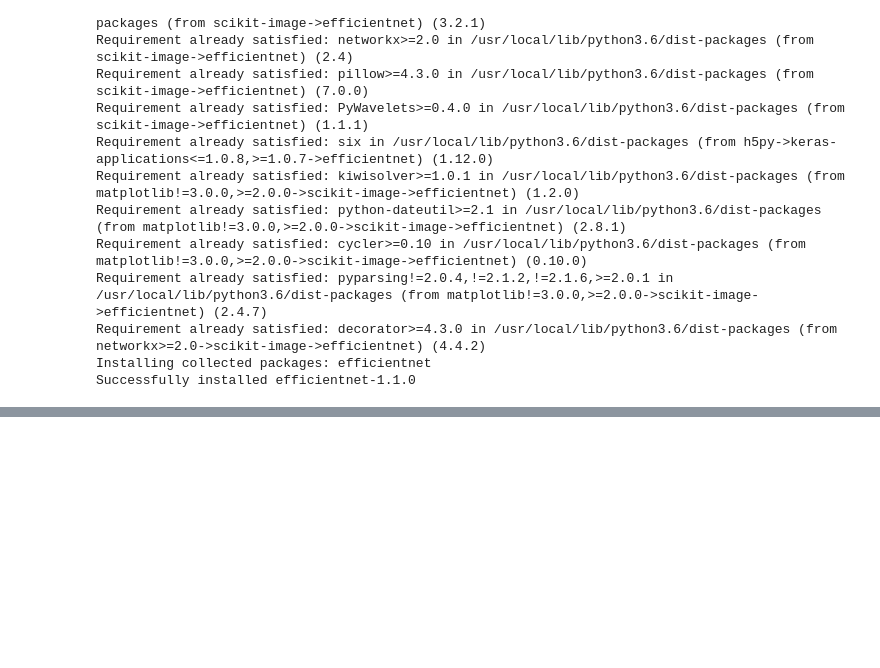
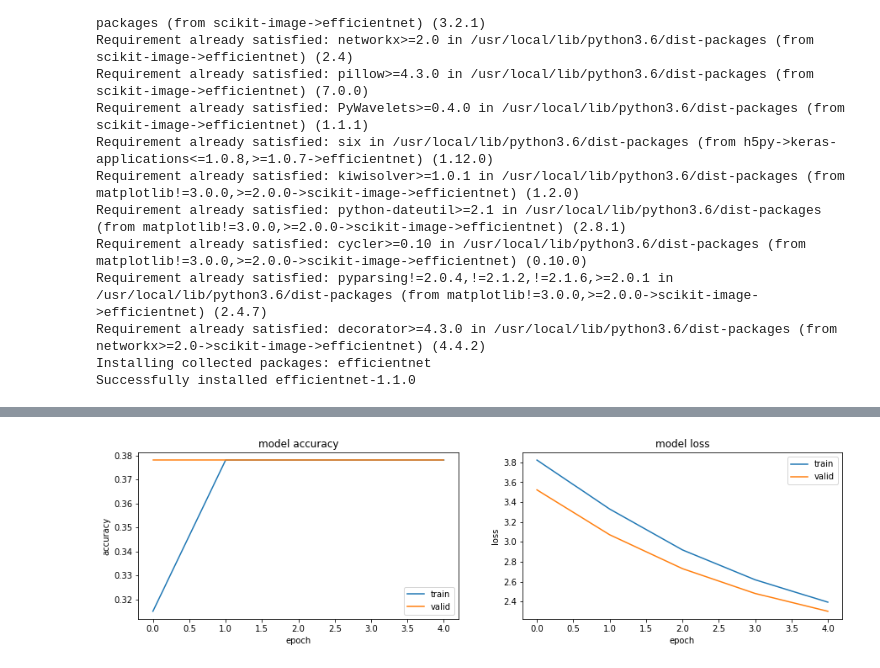
Before and after one commit to SarthakGarg19/OTOMYCOSIS, a Jupyter notebook: EfficientNet_Otology.ipynb, the cells around one changed output, grey strips where cells are left out. Drawn from its saved outputs; the diff is of its cells as text; code cells hidden in the pictures; blank space fills up the shorter version.

```diff
--- a/EfficientNet_Otology.ipynb
+++ b/EfficientNet_Otology.ipynb
@@ -53,7 +53,7 @@ train_generator = data_generator.flow_from_directory(
         class_mode='categorical')
 
 validation_generator = data_generator.flow_from_directory(
-        '/content/drive/My Drive/ColabNotebooks/TM imagesCNN',
+        '/content/drive/My Drive/ColabNotebooks/test',
         target_size=(image_size, image_size),
         batch_size=32,
         class_mode='categorical')
@@ -102,4 +102,4 @@ model.add(Dense(25, activation = 'softmax',kernel_regularizer=regularizers.l2(0.
 model.add(Dense(6, activation = 'softmax',kernel_regularizer=regularizers.l2(0.01))), Dropout(0.1)
 
 # Say not to train first layer (ResNet) model as it is already trained
-model.layers[0].trainable = True
+model.layers[0].trainable = False
@@ -148,20 +153,22 @@ ResourceExhaustedError: ignored
 # %%
 plt.figure(1, figsize = (15,8))
 
 plt.subplot(221)
-plt.plot(fit_history.history['acc'])
-plt.plot(fit_history.history['val_acc'])
+plt.plot(fit_history.history['accuracy'])
+plt.plot(fit_history.history['val_accuracy'])
 plt.title('model accuracy')
 plt.ylabel('accuracy')
 plt.xlabel('epoch')
 plt.legend(['train', 'valid'])
 
 plt.subplot(222)
 plt.plot(fit_history.history['loss'])
 plt.plot(fit_history.history['val_loss'])
 plt.title('model loss')
 plt.ylabel('loss')
 plt.xlabel('epoch')
 plt.legend(['train', 'valid'])
 
 plt.show()
+# %% [output]
+[figure, added]
```
Also changed, not shown: parts of 3 cells of this notebook.
